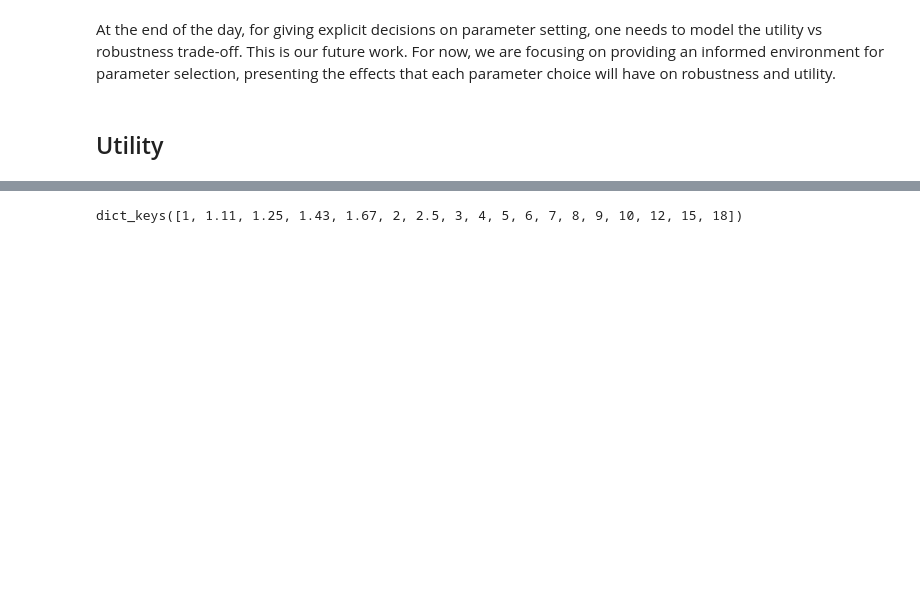
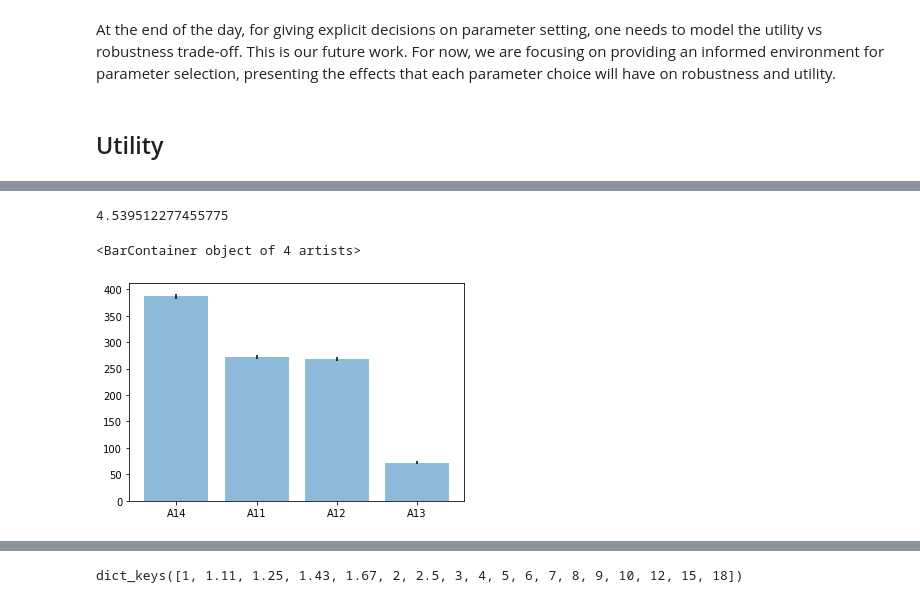
Before and after one commit to tanjascats/fingerprinting-toolbox, a Jupyter notebook: parameter_guidelines/UNECE_meeting/UNECE meeting 2021.ipynb, the cells around one changed output, grey strips where cells are left out. Drawn from its saved outputs; the diff is of its cells as text; code cells hidden in the pictures; blank space fills up the shorter version.

```diff
--- a/parameter_guidelines/UNECE_meeting/UNECE meeting 2021.ipynb
+++ b/parameter_guidelines/UNECE_meeting/UNECE meeting 2021.ipynb
@@ -482,0 +658,5 @@ At the end of the day, for giving explicit decisions on parameter setting, one n
+# %%
+# data oriented: categorical data
+original = GermanCredit()
+print(original.get_categorical())
+pd.DataFrame(original.dataframe.checking_account.value_counts()).transpose()
@@ -482,0 +684,11 @@ At the end of the day, for giving explicit decisions on parameter setting, one n
+# %%
+# fingerprinted data
+# todo: how to actually present this for many different parameter settings
+fp_sample = pd.read_csv('parameter_guidelines/fingerprinted_data/german_credit/attr_subset_20/universal_g1.11_x1_l8_u1_sk0.csv')
+# %%
+val_counts_checking_account = pd.DataFrame(columns=original.dataframe.checking_account.value_counts().index.tolist())
+for i in range(100):
+    fp_sample = pd.read_csv(
+        'parameter_guidelines/fingerprinted_data/german_credit/attr_subset_{}/universal_g{}_x1_l8_u1_sk{}.csv'.format(20,1,i))
+    counts_new = pd.DataFrame(fp_sample.checking_account.value_counts()).transpose()
+    val_counts_checking_account = pd.concat([val_counts_checking_account,counts_new])
@@ -482,0 +711,11 @@ At the end of the day, for giving explicit decisions on parameter setting, one n
+# %%
+val_counts_checking_account.A14.std()
+# %% [output]
+4.539512277455775
+# %%
+means = [val_counts_checking_account[col].mean() for col in val_counts_checking_account.columns]
+stds = [val_counts_checking_account[col].std() for col in val_counts_checking_account.columns]
+plt.bar(val_counts_checking_account.columns, means, yerr=stds, alpha=0.5)
+# %% [output]
+<BarContainer object of 4 artists>
+[figure, added]
```
Also changed, not shown: parts of 65 cells of this notebook, 15 other files.
